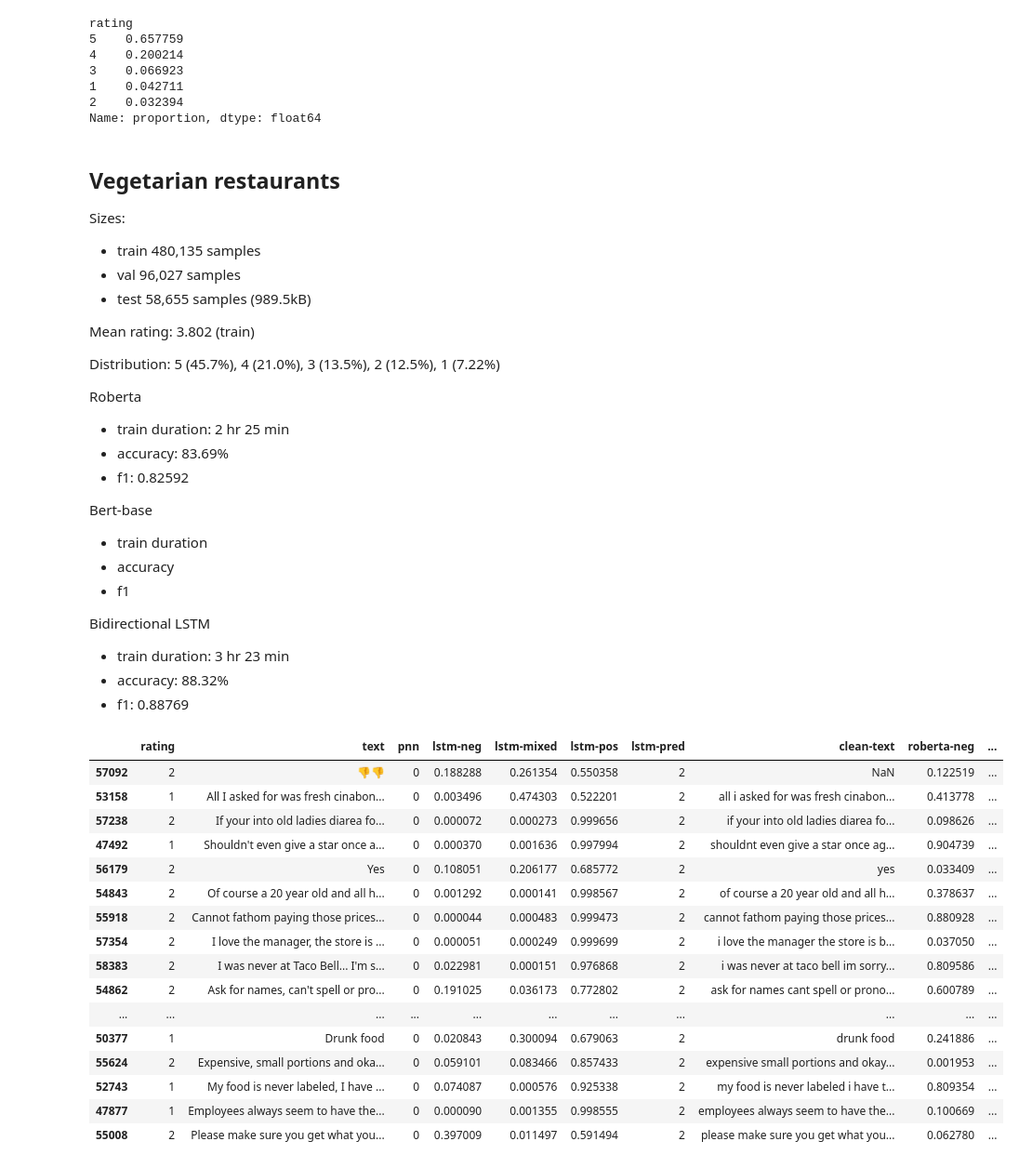
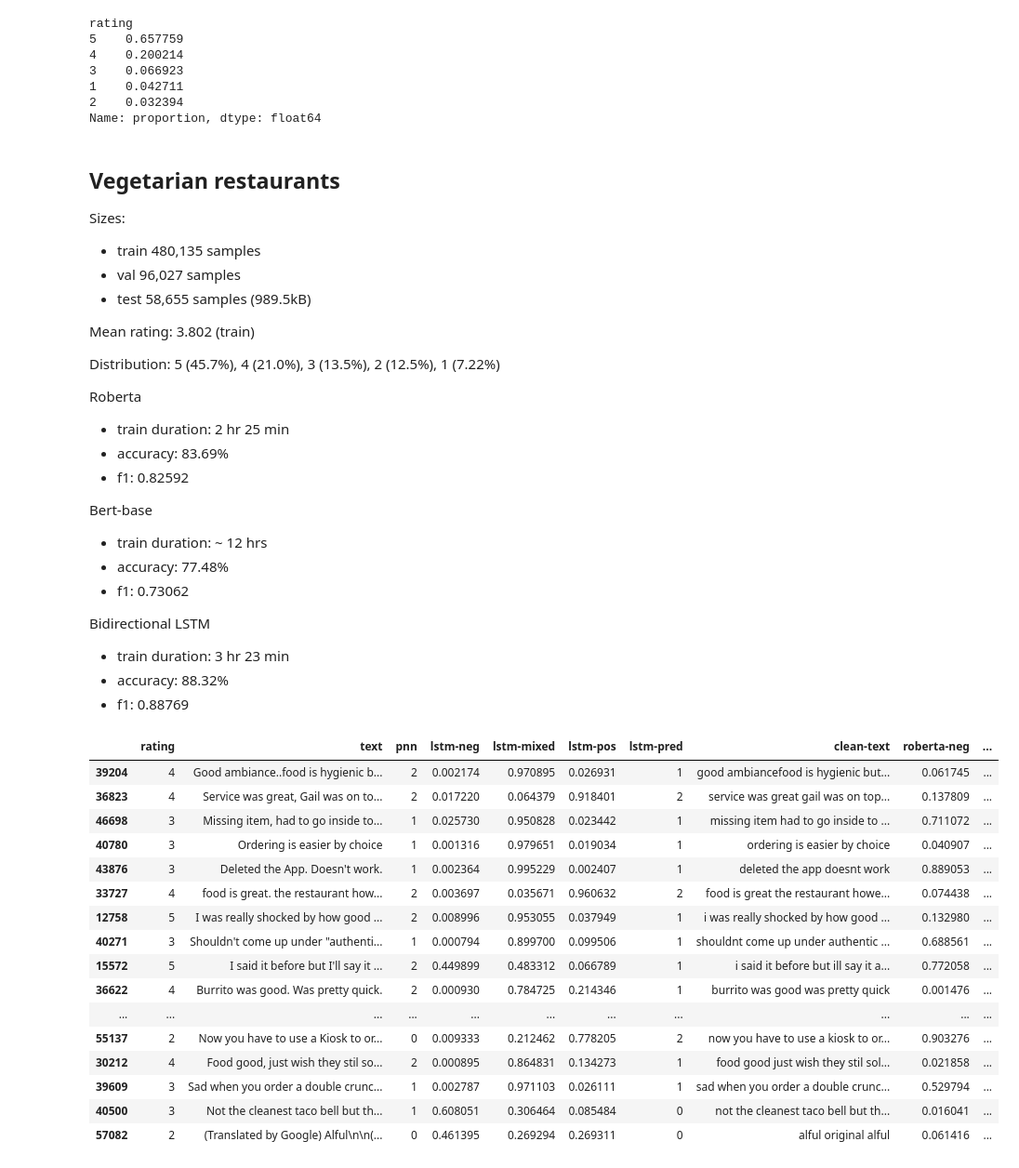
Before and after one commit to drwslv/ErdosReviewSentiment, a Jupyter notebook: duncan/summary-stats.ipynb, the cells around one changed output. Shown at 93% size. Cells and saved outputs as stored; diff of their text form; code cells hidden in the pictures.

```diff
--- a/duncan/summary-stats.ipynb
+++ b/duncan/summary-stats.ipynb
@@ -102,9 +102,9 @@ Roberta
 - f1: 0.82592
 
 Bert-base
-- train duration
-- accuracy
-- f1
+- train duration: ~ 12 hrs
+- accuracy: 77.48%
+- f1: 0.73062
 
 Bidirectional LSTM
 - train duration: 3 hr 23 min
@@ -113,22 +113,22 @@ Bidirectional LSTM
 # %%
 df_veg = pd.read_csv('./data/veg-test.csv')
 # %%
-df_veg[(df_veg['pnn'] == 0) & (df_veg['lstm-pred'] == 2)].sample(20)
+df_veg[df_veg['lstm-pred'] != df_veg['roberta-pred']].sample(20)
 # %% [output]
 |  | rating | text | pnn | lstm-neg | lstm-mixed | lstm-pos | lstm-pred | clean-text | roberta-neg | ... |
-| 57092 | 2 | 👎👎 | 0 | 0.188288 | 0.261354 | 0.550358 | 2 | NaN | 0.122519 | ... |
-| 53158 | 1 | All I asked for was fresh cinabon... | 0 | 0.003496 | 0.474303 | 0.522201 | 2 | all i asked for was fresh cinabon... | 0.413778 | ... |
-| 57238 | 2 | If your into old ladies diarea fo... | 0 | 0.000072 | 0.000273 | 0.999656 | 2 | if your into old ladies diarea fo... | 0.098626 | ... |
-| 47492 | 1 | Shouldn't even give a star once a... | 0 | 0.000370 | 0.001636 | 0.997994 | 2 | shouldnt even give a star once ag... | 0.904739 | ... |
-| 56179 | 2 | Yes | 0 | 0.108051 | 0.206177 | 0.685772 | 2 | yes | 0.033409 | ... |
-| 54843 | 2 | Of course a 20 year old and all h... | 0 | 0.001292 | 0.000141 | 0.998567 | 2 | of course a 20 year old and all h... | 0.378637 | ... |
-| 55918 | 2 | Cannot fathom paying those prices... | 0 | 0.000044 | 0.000483 | 0.999473 | 2 | cannot fathom paying those prices... | 0.880928 | ... |
-| 57354 | 2 | I love the manager, the store is ... | 0 | 0.000051 | 0.000249 | 0.999699 | 2 | i love the manager the store is b... | 0.037050 | ... |
-| 58383 | 2 | I was never at Taco Bell... I'm s... | 0 | 0.022981 | 0.000151 | 0.976868 | 2 | i was never at taco bell im sorry... | 0.809586 | ... |
-| 54862 | 2 | Ask for names, can't spell or pro... | 0 | 0.191025 | 0.036173 | 0.772802 | 2 | ask for names cant spell or prono... | 0.600789 | ... |
+| 39204 | 4 | Good ambiance..food is hygienic b... | 2 | 0.002174 | 0.970895 | 0.026931 | 1 | good ambiancefood is hygienic but... | 0.061745 | ... |
+| 36823 | 4 | Service was great, Gail was on to... | 2 | 0.017220 | 0.064379 | 0.918401 | 2 | service was great gail was on top... | 0.137809 | ... |
+| 46698 | 3 | Missing item, had to go inside to... | 1 | 0.025730 | 0.950828 | 0.023442 | 1 | missing item had to go inside to ... | 0.711072 | ... |
+| 40780 | 3 | Ordering is easier by choice | 1 | 0.001316 | 0.979651 | 0.019034 | 1 | ordering is easier by choice | 0.040907 | ... |
+| 43876 | 3 | Deleted the App. Doesn't work. | 1 | 0.002364 | 0.995229 | 0.002407 | 1 | deleted the app doesnt work | 0.889053 | ... |
+| 33727 | 4 | food is great. the restaurant how... | 2 | 0.003697 | 0.035671 | 0.960632 | 2 | food is great the restaurant howe... | 0.074438 | ... |
+| 12758 | 5 | I was really shocked by how good ... | 2 | 0.008996 | 0.953055 | 0.037949 | 1 | i was really shocked by how good ... | 0.132980 | ... |
+| 40271 | 3 | Shouldn't come up under "authenti... | 1 | 0.000794 | 0.899700 | 0.099506 | 1 | shouldnt come up under authentic ... | 0.688561 | ... |
+| 15572 | 5 | I said it before but I'll say it ... | 2 | 0.449899 | 0.483312 | 0.066789 | 1 | i said it before but ill say it a... | 0.772058 | ... |
+| 36622 | 4 | Burrito was good. Was pretty quick. | 2 | 0.000930 | 0.784725 | 0.214346 | 1 | burrito was good was pretty quick | 0.001476 | ... |
 | ... | ... | ... | ... | ... | ... | ... | ... | ... | ... | ... |
-| 50377 | 1 | Drunk food | 0 | 0.020843 | 0.300094 | 0.679063 | 2 | drunk food | 0.241886 | ... |
-| 55624 | 2 | Expensive, small portions and oka... | 0 | 0.059101 | 0.083466 | 0.857433 | 2 | expensive small portions and okay... | 0.001953 | ... |
-| 52743 | 1 | My food is never labeled, I have ... | 0 | 0.074087 | 0.000576 | 0.925338 | 2 | my food is never labeled i have t... | 0.809354 | ... |
-| 47877 | 1 | Employees always seem to have the... | 0 | 0.000090 | 0.001355 | 0.998555 | 2 | employees always seem to have the... | 0.100669 | ... |
-| 55008 | 2 | Please make sure you get what you... | 0 | 0.397009 | 0.011497 | 0.591494 | 2 | please make sure you get what you... | 0.062780 | ... |
+| 55137 | 2 | Now you have to use a Kiosk to or... | 0 | 0.009333 | 0.212462 | 0.778205 | 2 | now you have to use a kiosk to or... | 0.903276 | ... |
+| 30212 | 4 | Food good, just wish they stil so... | 2 | 0.000895 | 0.864831 | 0.134273 | 1 | food good just wish they stil sol... | 0.021858 | ... |
+| 39609 | 3 | Sad when you order a double crunc... | 1 | 0.002787 | 0.971103 | 0.026111 | 1 | sad when you order a double crunc... | 0.529794 | ... |
+| 40500 | 3 | Not the cleanest taco bell but th... | 1 | 0.608051 | 0.306464 | 0.085484 | 0 | not the cleanest taco bell but th... | 0.016041 | ... |
+| 57082 | 2 | (Translated by Google) Alful\n\n(... | 0 | 0.461395 | 0.269294 | 0.269311 | 0 | alful original alful | 0.061416 | ... |
```
Also changed, not shown: 4 other files.
